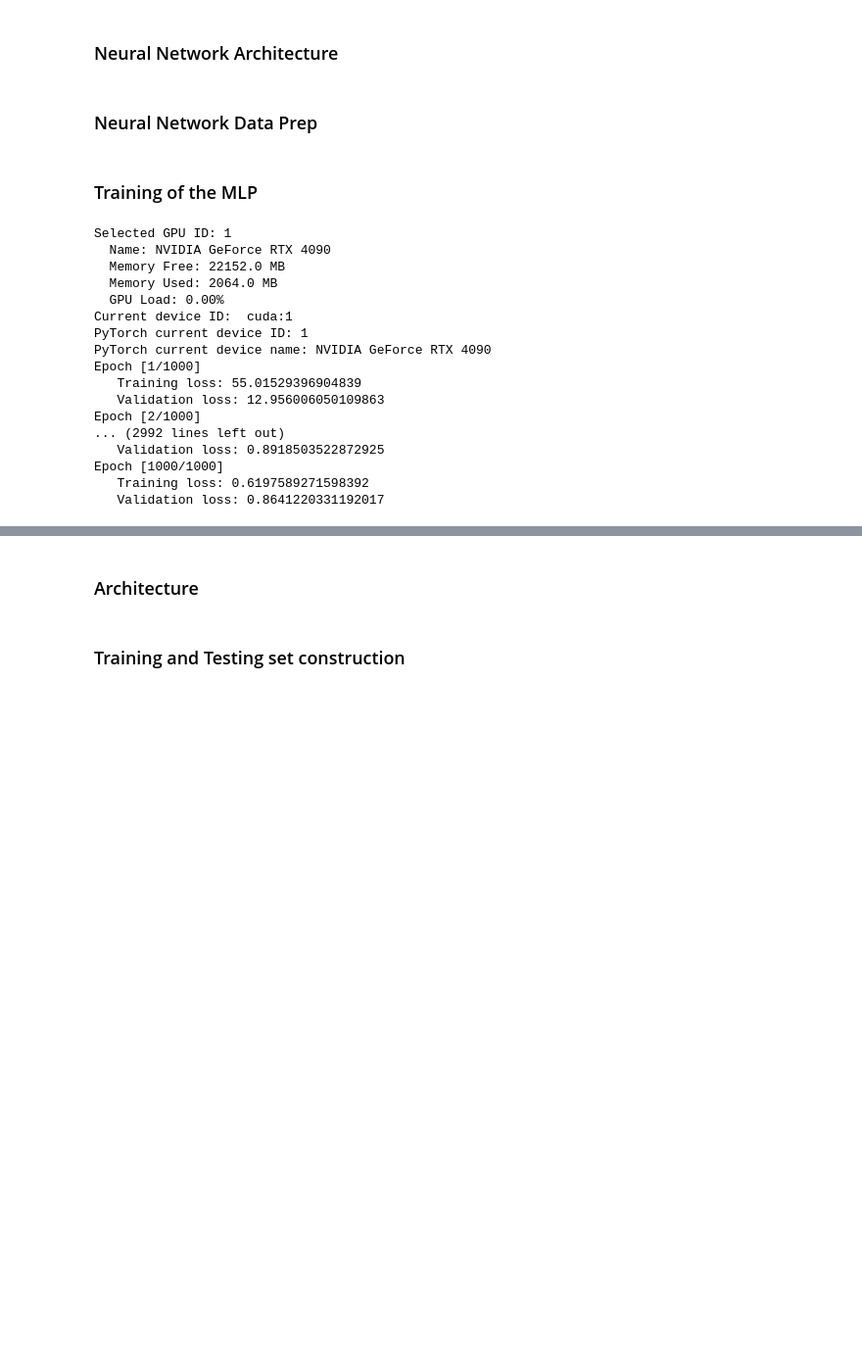
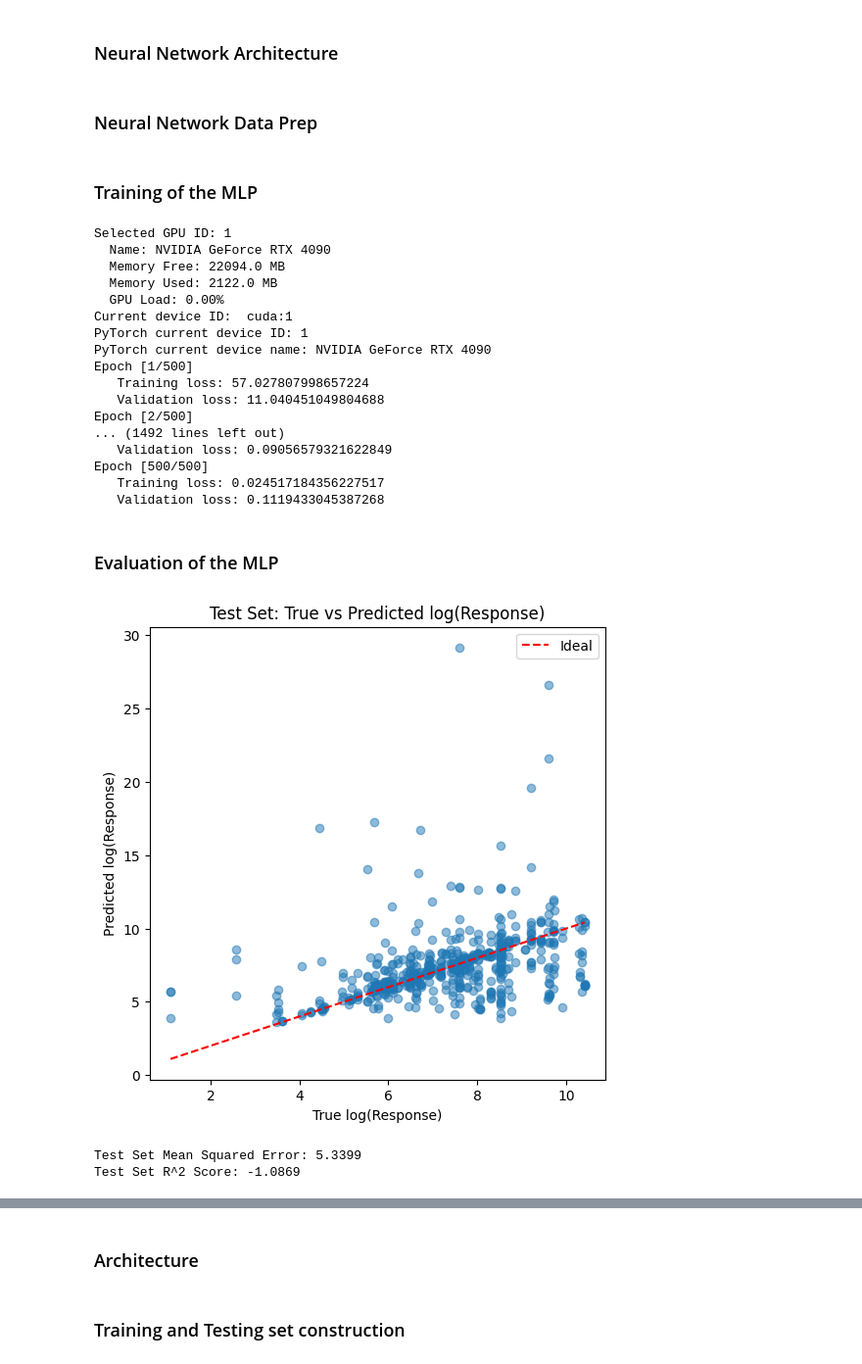
Before and after one commit to DashLLipsey/PREDICT-MIT-LL, a Jupyter notebook: Notebooks/4_Neural_Networks.ipynb, the cells around one changed output, grey strips where cells are left out. Shown at 98% size. Drawn from its saved outputs; the diff is of its cells as text; code cells hidden in the pictures; blank space fills up the shorter version.

```diff
--- a/Notebooks/4_Neural_Networks.ipynb
+++ b/Notebooks/4_Neural_Networks.ipynb
@@ -1045,11 +1125,11 @@ train_output_df3_QQpos.head()
 # We will also adjust the input so that we have the log(response) rather than just response as our varaible of interest.
 
 #%%
-epochs=1000
+epochs=500
 lr=0.0001
 criterion=nn.MSELoss()
 output_size = 1
-num_layers = 10
+num_layers = 5
 #%%
 
 # Everything below this line SHOULD be able to run without modification
@@ -1127,17 +1207,17 @@ train_data = train_output_df3_QQpos
 val_data = test_output_df3_QQpos
 
 # Training set
-y_train, x_train, train_indices_tensor = create_dataset_tensors_tox(
+y_train_tox, x_train, train_indices_tensor = create_dataset_tensors_tox(
     train_data, device, start_idx=2, stop_idx=-0)
 del train_data
 
 # Validation set
-y_val, x_val, val_indices_tensor = create_dataset_tensors_tox(
+y_val_tox, x_val, val_indices_tensor = create_dataset_tensors_tox(
     val_data, device, start_idx=2, stop_idx=-0)
 del val_data
 
-train_data = TensorDataset(x_train, y_train, train_indices_tensor)
-val_data = TensorDataset(x_val, y_val, val_indices_tensor)
+train_data = TensorDataset(x_train, y_train_tox, train_indices_tensor)
+val_data = TensorDataset(x_val, y_val_tox, val_indices_tensor)
 train_loader = DataLoader(train_data, batch_size=batch_size, shuffle=True)
 val_loader = DataLoader(val_data, batch_size=batch_size, shuffle=False)
 #%%
@@ -1156,18 +1236,55 @@ MLP_model_df3_QQpos = train_model_MLP(
 # %% [output]
 Selected GPU ID: 1
   Name: NVIDIA GeForce RTX 4090
-  Memory Free: 22152.0 MB
-  Memory Used: 2064.0 MB
+  Memory Free: 22094.0 MB
+  Memory Used: 2122.0 MB
   GPU Load: 0.00%
 Current device ID:  cuda:1
 PyTorch current device ID: 1
 PyTorch current device name: NVIDIA GeForce RTX 4090
-Epoch [1/1000]
-   Training loss: 55.01529396904839
-   Validation loss: 12.956006050109863
-Epoch [2/1000]
-... (2992 lines left out)
-   Validation loss: 0.8918503522872925
-Epoch [1000/1000]
-   Training loss: 0.6197589271598392
-   Validation loss: 0.8641220331192017
+Epoch [1/500]
+   Training loss: 57.027807998657224
+   Validation loss: 11.040451049804688
+Epoch [2/500]
+... (1492 lines left out)
+   Validation loss: 0.09056579321622849
+Epoch [500/500]
+   Training loss: 0.024517184356227517
+   Validation loss: 0.1119433045387268
+# %% [markdown]
+### Evaluation of the MLP
+# %%
+# Excecution
+MLP_model_df3_QQpos.eval()
+with torch.no_grad():
+    ChemNet_MLP_test_output_df3_QQpos = toxMLP_df3_QQpos(x_val)
+
+# Excecution
+MLP_model_df3_QQpos.eval()
+with torch.no_grad():
+    ChemNet_MLP_train_output_df3_QQpos = toxMLP_df3_QQpos(x_train)
+# %%
+import matplotlib.pyplot as plt
+from sklearn.metrics import mean_squared_error, r2_score
+
+# Use the correct source for true values
+y_true_test = test_output_df3_QQpos_copy['log_response'].values
+y_pred_test = ChemNet_MLP_test_output_df3_QQpos.cpu().numpy().flatten()
+
+plt.figure(figsize=(6,6))
+plt.scatter(y_true_test, y_pred_test, alpha=0.5)
+plt.plot([y_true_test.min(), y_true_test.max()], [y_true_test.min(), y_true_test.max()], 'r--', label='Ideal')
+plt.xlabel('True log(Response)')
+plt.ylabel('Predicted log(Response)')
+plt.title('Test Set: True vs Predicted log(Response)')
+plt.legend()
+plt.show()
+
+mse_test = mean_squared_error(y_true_test, y_pred_test)
+r2_test = r2_score(y_true_test, y_pred_test)
+print(f"Test Set Mean Squared Error: {mse_test:.4f}")
+print(f"Test Set R^2 Score: {r2_test:.4f}")
+# %% [output]
+[figure, added]
+Test Set Mean Squared Error: 5.3399
+Test Set R^2 Score: -1.0869
```
Also changed, not shown: parts of 19 cells of this notebook.
